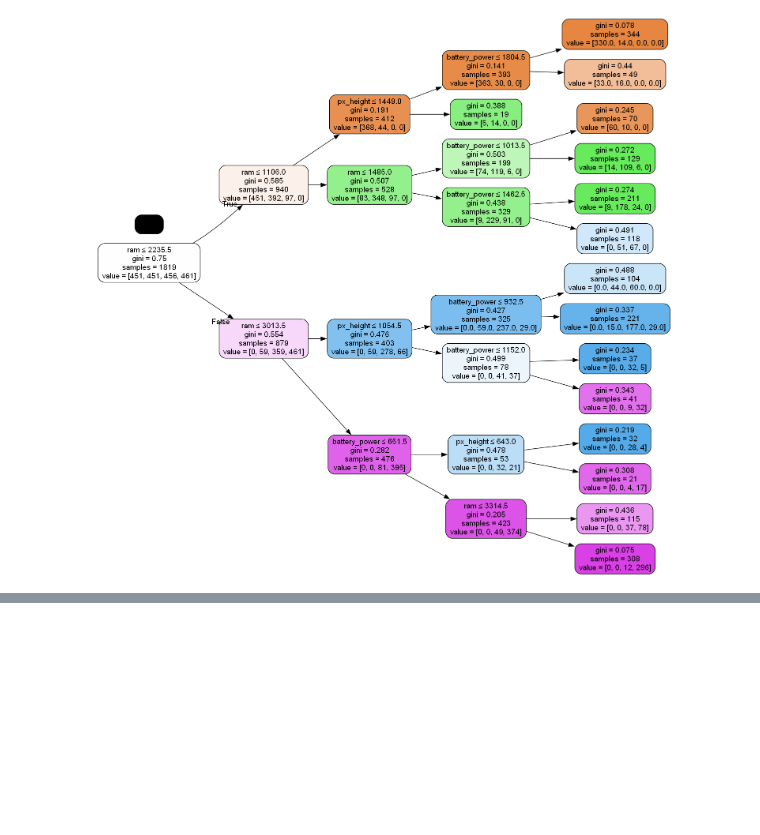
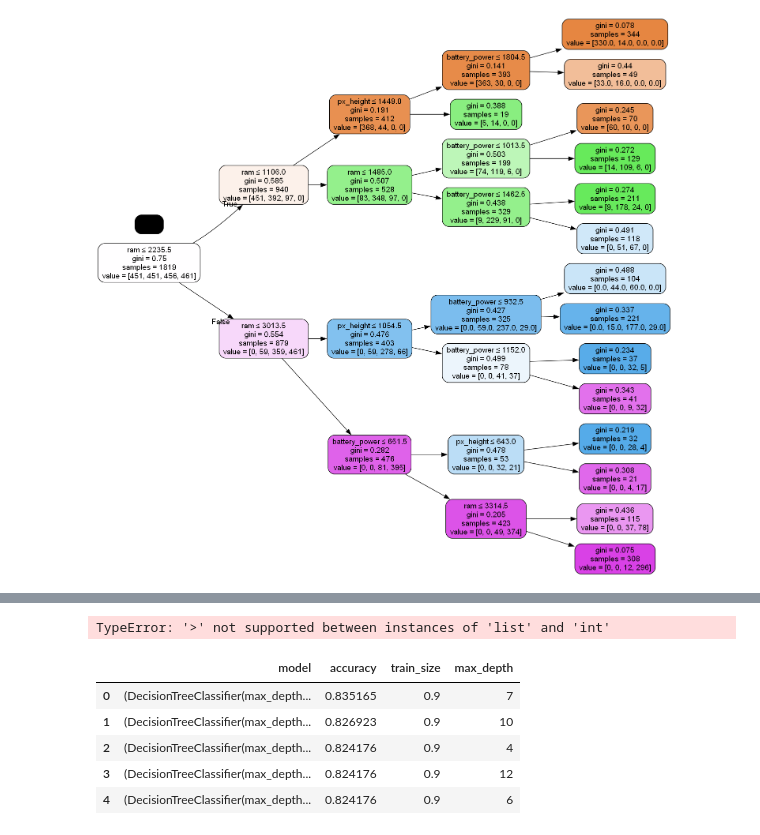
Before and after one commit to Thanaphol47825/CPE232_Project_DataModel, a Jupyter notebook: project.ipynb, the cells around one changed output, grey strips where cells are left out. Cells and saved outputs as stored; diff of their text form; code cells hidden in the pictures; blank space fills up the shorter version.

Commit message:
feat: update accuracy

```diff
--- a/project.ipynb
+++ b/project.ipynb
@@ -462,0 +465,46 @@ weighted avg       0.83      0.82      0.82      1819
+# %%
+# make random forest classifier
+from sklearn.ensemble import RandomForestClassifier
+
+def train_model_rf(x_train, y_train, n_estimators=100, max_depth=4):
+    # return the model
+    rf = RandomForestClassifier(n_estimators=100, max_depth=4)
+    rf.fit(x_train, y_train)
+    return rf
+def test_model_rf(model, x_train, x_test, y_train, y_test):
+    model.fit(x_train, y_train)
+    y_pred = model.predict(x_test)
+    return accuracy_score(y_test, y_pred)
+# %%
+# train random forest model with the best model
+rf_model_lists = []
+rf_accuracy_lists = []
+rf_train_size_lists = []
+rf_max_depth_lists = []
+scalar = StandardScaler()
+n_estimators = [50, 100, 150, 200, 250, 300, 350, 400, 450, 500]
+max_depths = [3,4,5,6,7,8,9,10,11,12]
+train_sizes = [0.1, 0.2, 0.3, 0.4, 0.5, 0.6, 0.7, 0.8, 0.9]
+for train_size in train_sizes:
+    for max_depth in max_depths:
+        for n_estimator in n_estimators:
+            x_train, x_test, y_train, y_test = split_data(df_train, train_size)
+            rf = train_model_rf(x_train, y_train, n_estimator, max_depth)
+            accuracy = test_model_rf(rf, x_train, x_test, y_train, y_test)
+            rf_model_lists.append(rf)
+            rf_accuracy_lists.append(accuracy)
+            rf_train_size_lists.append(train_size)
+            rf_max_depth_lists.append(max_depth)
+rf_accuracy = pd.DataFrame({'model': rf_model_lists, 'accuracy': rf_accuracy_lists, 'train_size': rf_train_size_lists, 'max_depth': rf_max_depth_lists})
+# %% [output]
+TypeError: '>' not supported between instances of 'list' and 'int'
+# %%
+# show the best random forest model
+rf_accuracy.sort_values(by='accuracy', ascending=False, ignore_index=True).head()
+# %% [output]
+|  | model | accuracy | train_size | max_depth |
+| 0 | (DecisionTreeClassifier(max_depth... | 0.835165 | 0.9 | 7 |
+| 1 | (DecisionTreeClassifier(max_depth... | 0.826923 | 0.9 | 10 |
+| 2 | (DecisionTreeClassifier(max_depth... | 0.824176 | 0.9 | 4 |
+| 3 | (DecisionTreeClassifier(max_depth... | 0.824176 | 0.9 | 12 |
+| 4 | (DecisionTreeClassifier(max_depth... | 0.824176 | 0.9 | 6 |
```
Also changed, not shown: parts of 9 cells of this notebook, 1 other file.
